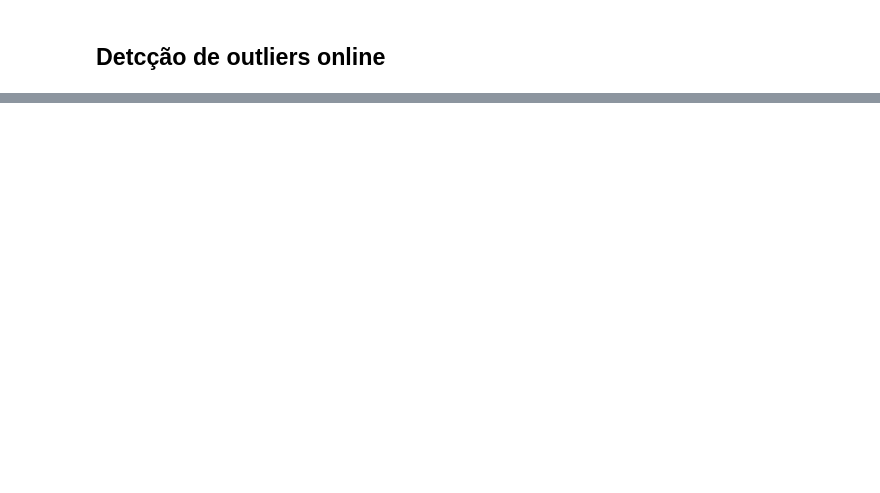
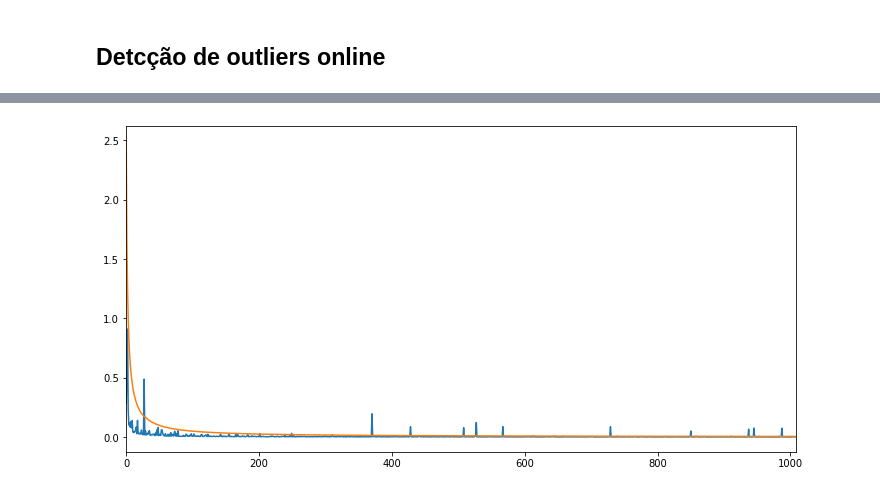
Before and after one commit to abugim/Presentations, a Jupyter notebook: pratica_teda/Prática_TEDA.ipynb, the cells around one changed output, grey strips where cells are left out. Cells and saved outputs as stored; diff of their text form; code cells hidden in the pictures; blank space fills up the shorter version.

Commit message:
Adição de plot de detecção online não normalizado

```diff
--- a/pratica_teda/Prática_TEDA.ipynb
+++ b/pratica_teda/Prática_TEDA.ipynb
@@ -150,3 +150,13 @@ limiar: 0.005010
+# %%
+eccentricity_array = np.array(eccentricity_list)
+threshold_array = np.array(threshold_list)
+
+plt.plot(eccentricity_array)
+plt.plot(threshold_array)
+plt.xlim(0, eccentricity_array.size)
+plt.show()
+# %% [output]
+[figure, added]
 # %%
 eccentricity_array = np.array(eccentricity_list)
 threshold_array = np.array(threshold_list)
```
Also changed, not shown: parts of 6 cells of this notebook.
